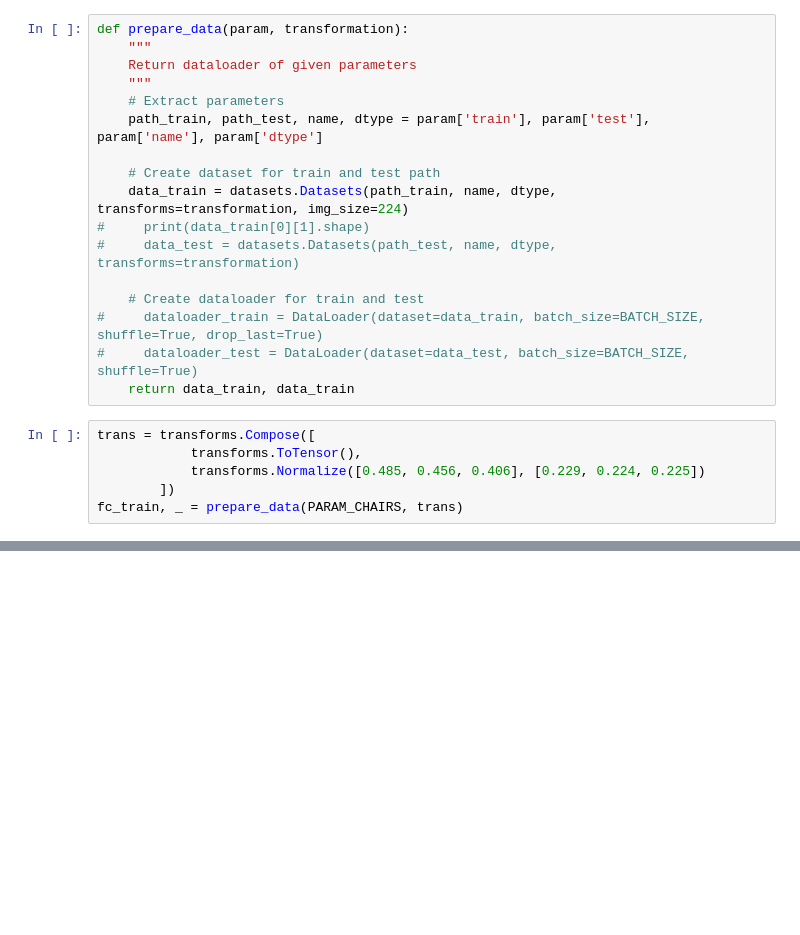
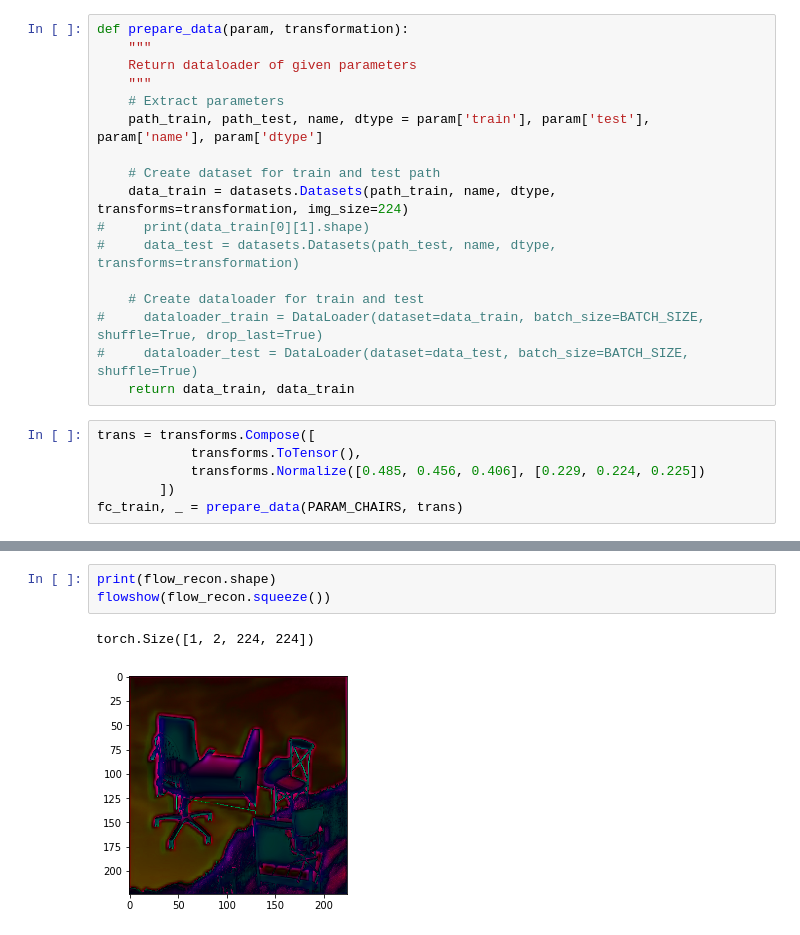
Before and after one commit to TMYuan/UnifiedNet, a Jupyter notebook: Test.ipynb, the cells around one changed output, grey strips where cells are left out. Saved outputs shown, nothing was run; the diff lists cells and outputs as text; blank space fills up the shorter version.

```diff
--- a/Test.ipynb
+++ b/Test.ipynb
@@ -45 +171,7 @@ fc_train, _ = prepare_data(PARAM_CHAIRS, trans)
+# %%
+print(flow_recon.shape)
+flowshow(flow_recon.squeeze())
+# %% [output]
+torch.Size([1, 2, 224, 224])
+[figure, added]
 # %%
```
Also changed, not shown: parts of 16 cells of this notebook, 5 other files.
